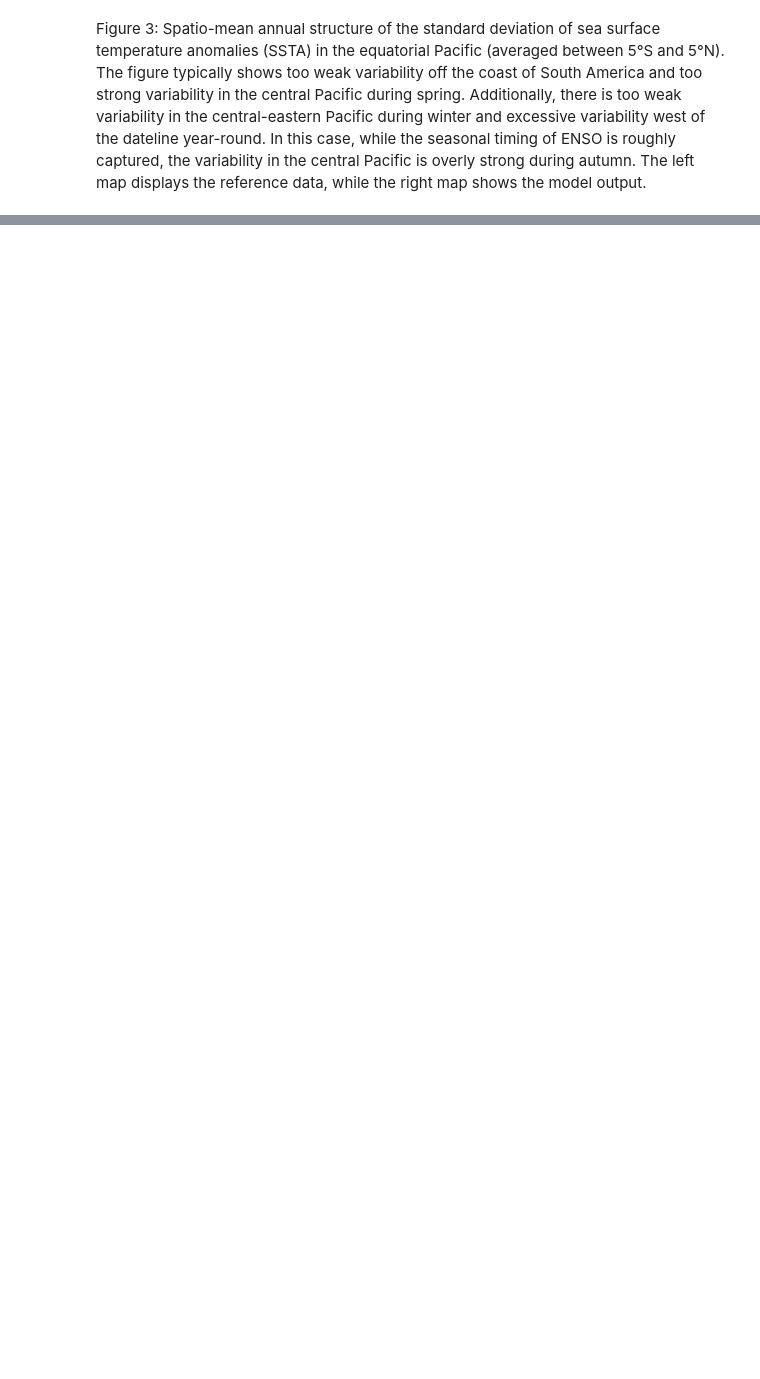
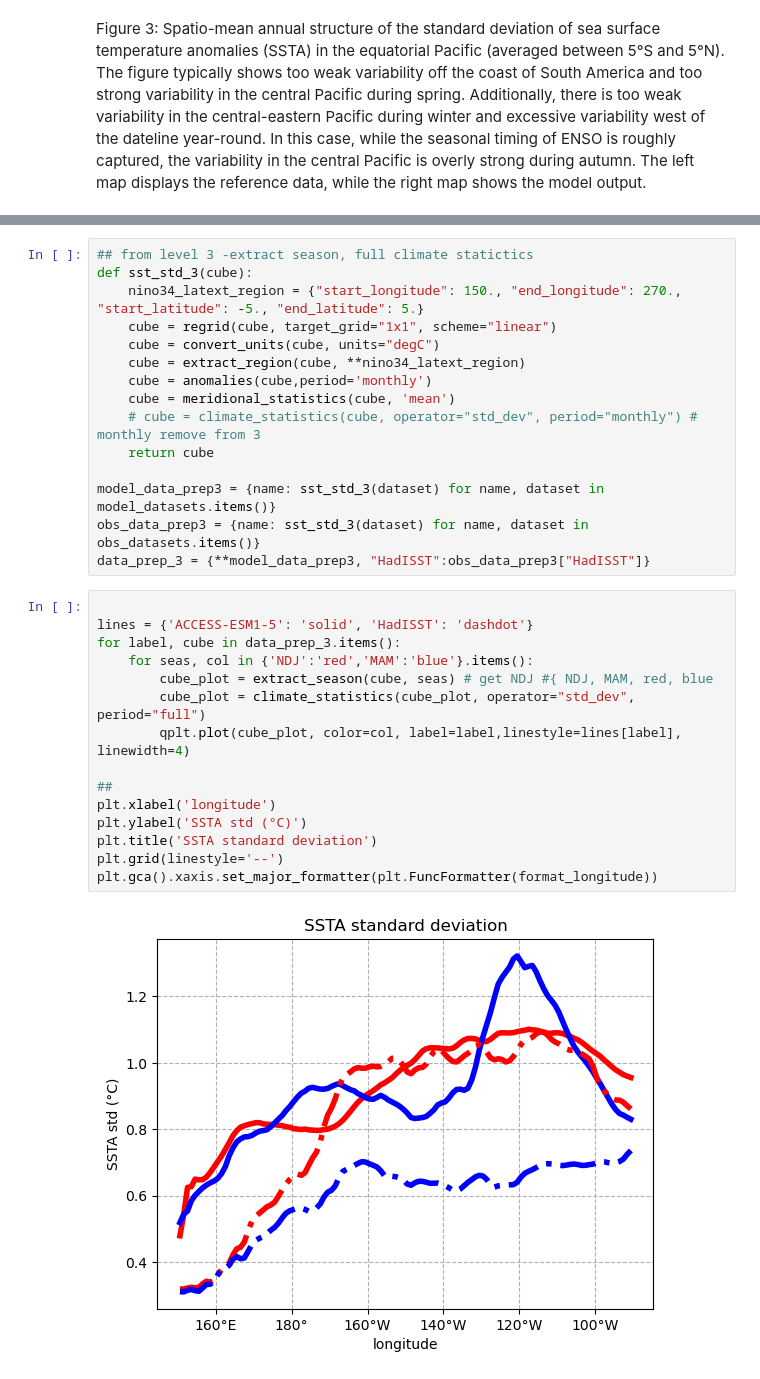
Before and after one commit to ACCESS-NRI/ENSO_recipes, a Jupyter notebook: 12-ENSO_seasonality.ipynb, the cells around one changed output, grey strips where cells are left out. Drawn from its saved outputs; the diff is of its cells as text; blank space fills up the shorter version.

```diff
--- a/12-ENSO_seasonality.ipynb
+++ b/12-ENSO_seasonality.ipynb
@@ -222,0 +254,32 @@ Figure 3: Spatio-mean annual structure of the standard deviation of sea surface
+# %%
+## from level 3 -extract season, full climate statictics
+def sst_std_3(cube):
+    nino34_latext_region = {"start_longitude": 150., "end_longitude": 270., "start_latitude": -5., "end_latitude": 5.}
+    cube = regrid(cube, target_grid="1x1", scheme="linear")
+    cube = convert_units(cube, units="degC")
+    cube = extract_region(cube, **nino34_latext_region)
+    cube = anomalies(cube,period='monthly')
+    cube = meridional_statistics(cube, 'mean')
+    # cube = climate_statistics(cube, operator="std_dev", period="monthly") # monthly remove from 3
+    return cube
+
+model_data_prep3 = {name: sst_std_3(dataset) for name, dataset in model_datasets.items()}
+obs_data_prep3 = {name: sst_std_3(dataset) for name, dataset in obs_datasets.items()}
+data_prep_3 = {**model_data_prep3, "HadISST":obs_data_prep3["HadISST"]}
+# %%
+
+lines = {'ACCESS-ESM1-5': 'solid', 'HadISST': 'dashdot'}
+for label, cube in data_prep_3.items():
+    for seas, col in {'NDJ':'red','MAM':'blue'}.items():
+        cube_plot = extract_season(cube, seas) # get NDJ #{ NDJ, MAM, red, blue
+        cube_plot = climate_statistics(cube_plot, operator="std_dev", period="full")
+        qplt.plot(cube_plot, color=col, label=label,linestyle=lines[label], linewidth=4)
+
+##
+plt.xlabel('longitude')
+plt.ylabel('SSTA std (°C)')
+plt.title('SSTA standard deviation')
+plt.grid(linestyle='--')
+plt.gca().xaxis.set_major_formatter(plt.FuncFormatter(format_longitude))
+# %% [output]
+[figure, added]
```
Also changed, not shown: parts of 5 cells of this notebook, 5 other files.
